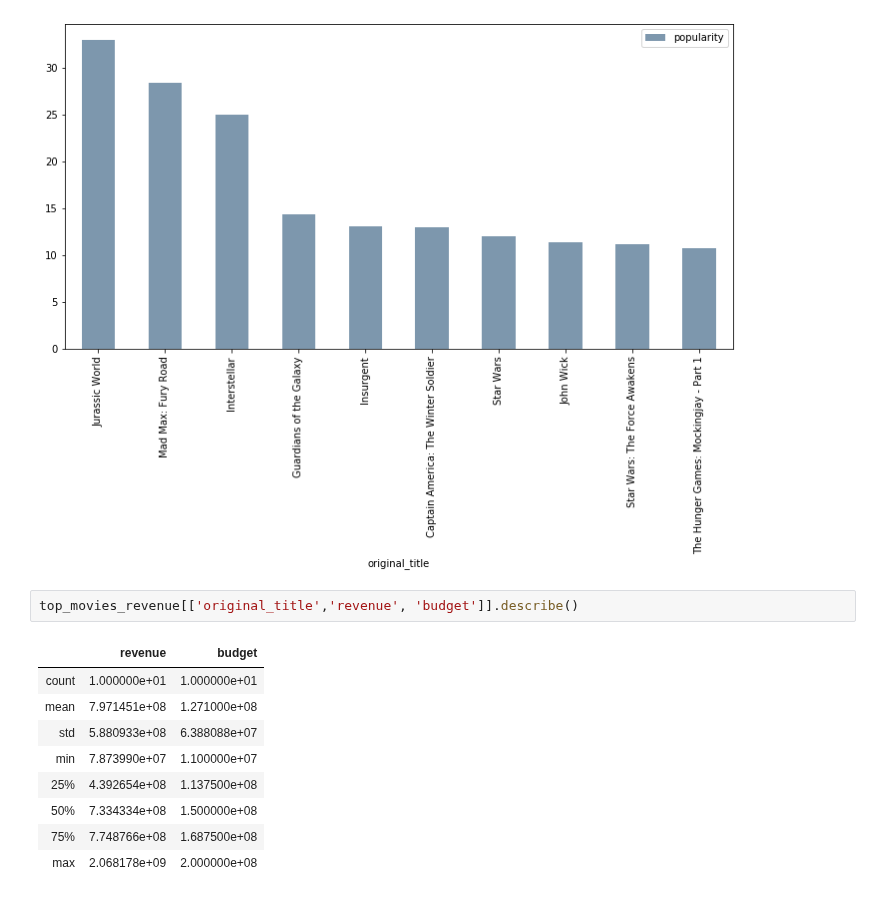
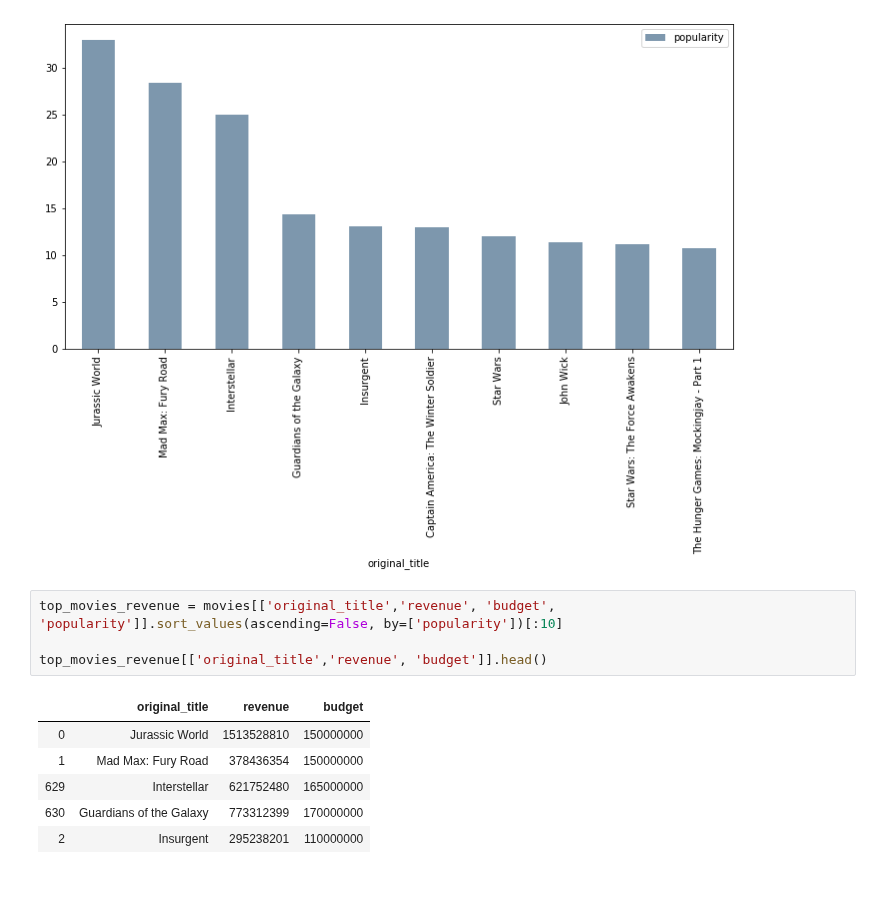
Before and after one commit to Fatima-Gh/Movies-Dataset-Analysis, a Jupyter notebook: Movies_Analysis.ipynb, the cells around one changed output. Cells and saved outputs as stored; diff of their text form.

```diff
--- a/Movies_Analysis.ipynb
+++ b/Movies_Analysis.ipynb
@@ -312,16 +312,15 @@ movies.sort_values(ascending=False, by=['popularity'])[:10].plot(kind='bar',x='o
 # %% [output]
 <matplotlib.axes._subplots.AxesSubplot at 0x...>
 [figure]
-# %%
-top_movies_revenue[['original_title','revenue', 'budget']].describe()
-# %% [output]
-|  | revenue | budget |
-| count | 1.000000e+01 | 1.000000e+01 |
-| mean | 7.971451e+08 | 1.271000e+08 |
-| std | 5.880933e+08 | 6.388088e+07 |
-| min | 7.873990e+07 | 1.100000e+07 |
-| 25% | 4.392654e+08 | 1.137500e+08 |
-| 50% | 7.334334e+08 | 1.500000e+08 |
-| 75% | 7.748766e+08 | 1.687500e+08 |
-| max | 2.068178e+09 | 2.000000e+08 |
+# %%
+top_movies_revenue = movies[['original_title','revenue', 'budget', 'popularity']].sort_values(ascending=False, by=['popularity'])[:10]
+
+top_movies_revenue[['original_title','revenue', 'budget']].head()
+# %% [output]
+|  | original_title | revenue | budget |
+| 0 | Jurassic World | 1513528810 | 150000000 |
+| 1 | Mad Max: Fury Road | 378436354 | 150000000 |
+| 629 | Interstellar | 621752480 | 165000000 |
+| 630 | Guardians of the Galaxy | 773312399 | 170000000 |
+| 2 | Insurgent | 295238201 | 110000000 |
 # %%
```
Also changed, not shown: parts of 7 cells of this notebook, 2 other files.
